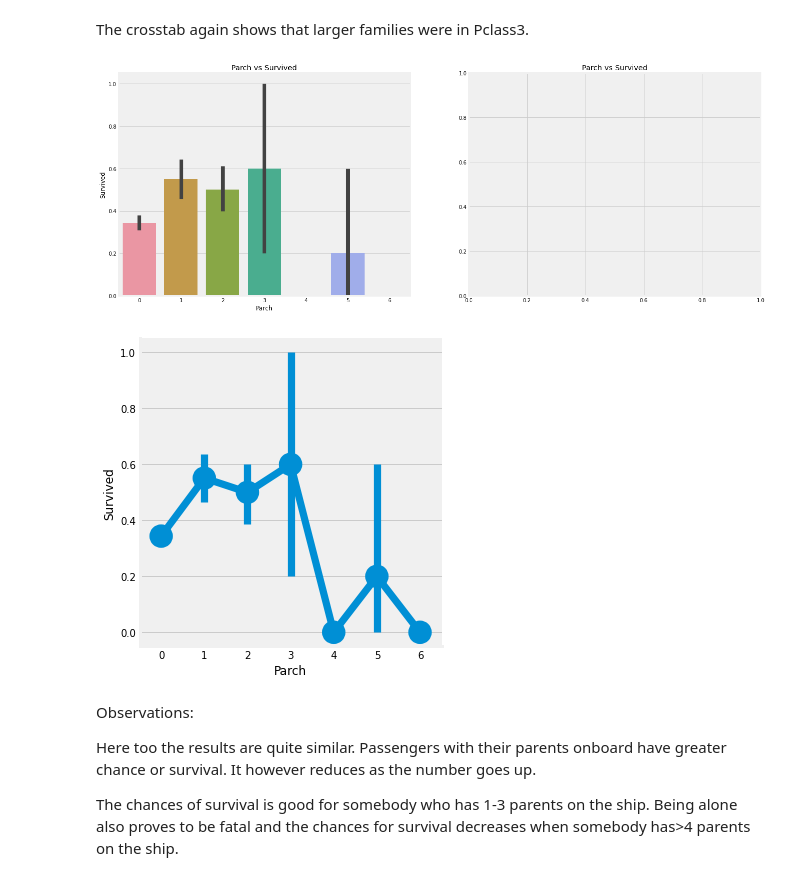
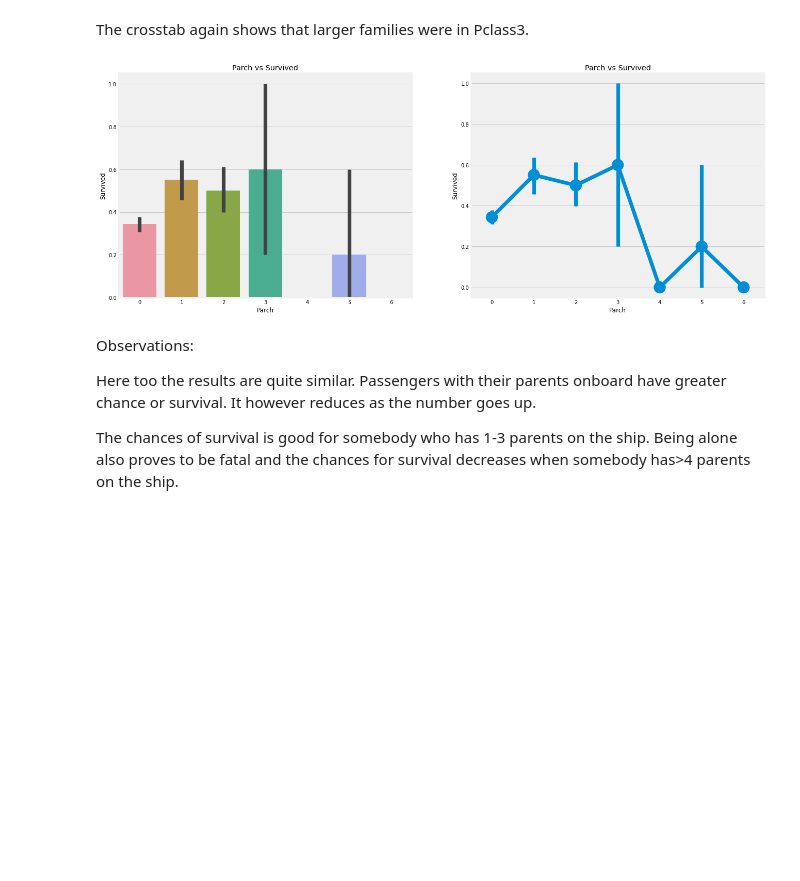
Before and after one commit to RealMyeong/aiffel_kaggle_study, a Jupyter notebook: dietanic-homework.ipynb, the cells around one changed output. Cells and saved outputs as stored; diff of their text form; code cells hidden in the pictures; blank space fills up the shorter version.

```diff
--- a/dietanic-homework.ipynb
+++ b/dietanic-homework.ipynb
@@ -435,14 +433,12 @@ The crosstab again shows that larger families were in Pclass3.
 # %%
 f, ax = plt.subplots(1,2,figsize=(20,8))
 sns.barplot('Parch', 'Survived', data=data, ax=ax[0])
 ax[0].set_title('Parch vs Survived')
-sns.factorplot('Parch', 'Survived', data=data, ax=ax[1])
+sns.pointplot('Parch', 'Survived', data=data, ax=ax[1])
 ax[1].set_title('Parch vs Survived')
-
 plt.show()
 # %% [output]
-[figure, old version]
+[figure, new version]
-[figure, removed]
 # %% [markdown]
 Observations:
 
```
Also changed, not shown: parts of 9 cells of this notebook.
